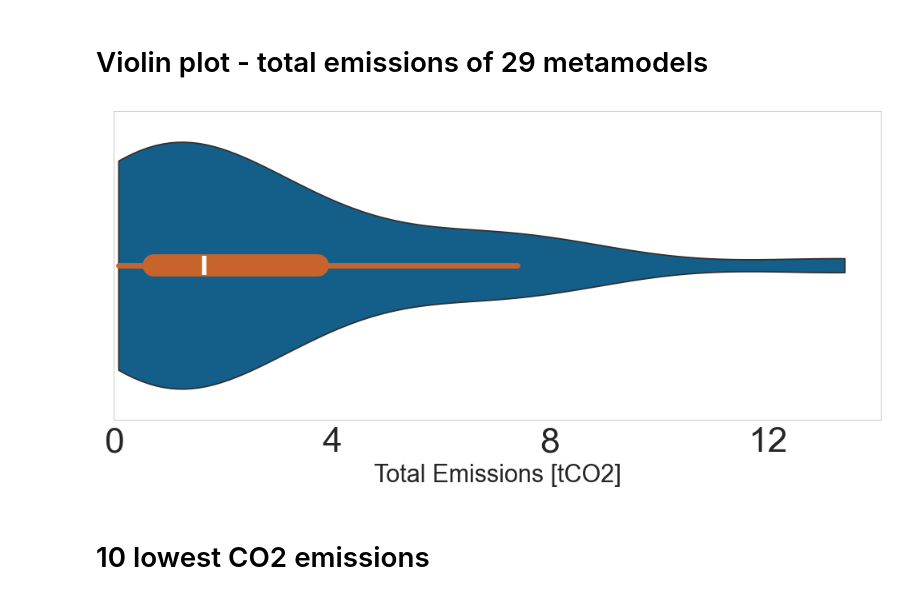
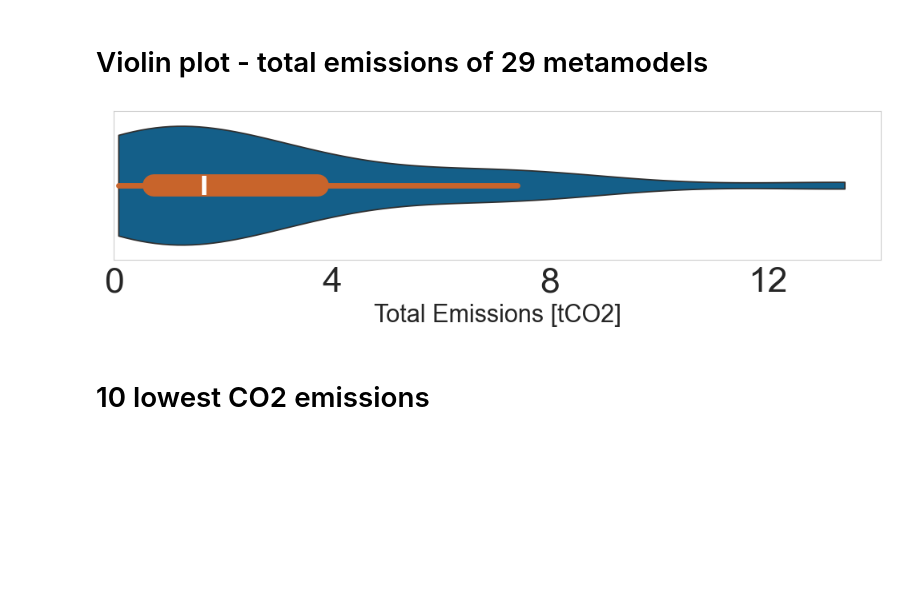
Before and after one commit to Radu-Nicolae/opendc-m3sa, a Jupyter notebook: exp3/exp3-plots.ipynb, the cells around one changed output. Saved outputs shown, nothing was run; the diff lists cells and outputs as text; code cells hidden in the pictures; blank space fills up the shorter version.

```diff
--- a/exp3/exp3-plots.ipynb
+++ b/exp3/exp3-plots.ipynb
@@ -82,29 +88,29 @@ SI             2971.86
 # %%
 violin_data = pd.DataFrame({
     'Country': [x[0] for x in countries_metamodels],
     'Total CO2': [x[1] / 1e3 for x in countries_metamodels]
 })
 
-plt.figure(figsize=(10, 5))
+plt.figure(figsize=(10, 3))
 sns.violinplot(
     data=violin_data,
     x=violin_data['Total CO2'],
     inner_kws=dict(box_width=20, whis_width=5, color='#C8642B'),
     color='#00649D',
     density_norm='width',
     cut=0
 )
 plt.grid(False)
 plt.xlabel('Total Emissions [tCO2]', fontsize=22)
 plt.xlim(0, None)
 
 # tick lines size of 30
 plt.xticks(fontsize=32, ticks=[0, 4, 8, 12])
 
 plt.tight_layout()
-plt.savefig('violin-plot.pdf')
+plt.savefig('plots/exp3-violin-plot.pdf')
 # %% [output]
-[figure, old version]
+[figure, new version]
 # %% [markdown]
 # 10 lowest CO2 emissions
 # %%
```
Also changed, not shown: parts of 6 cells of this notebook, 9 other files.
